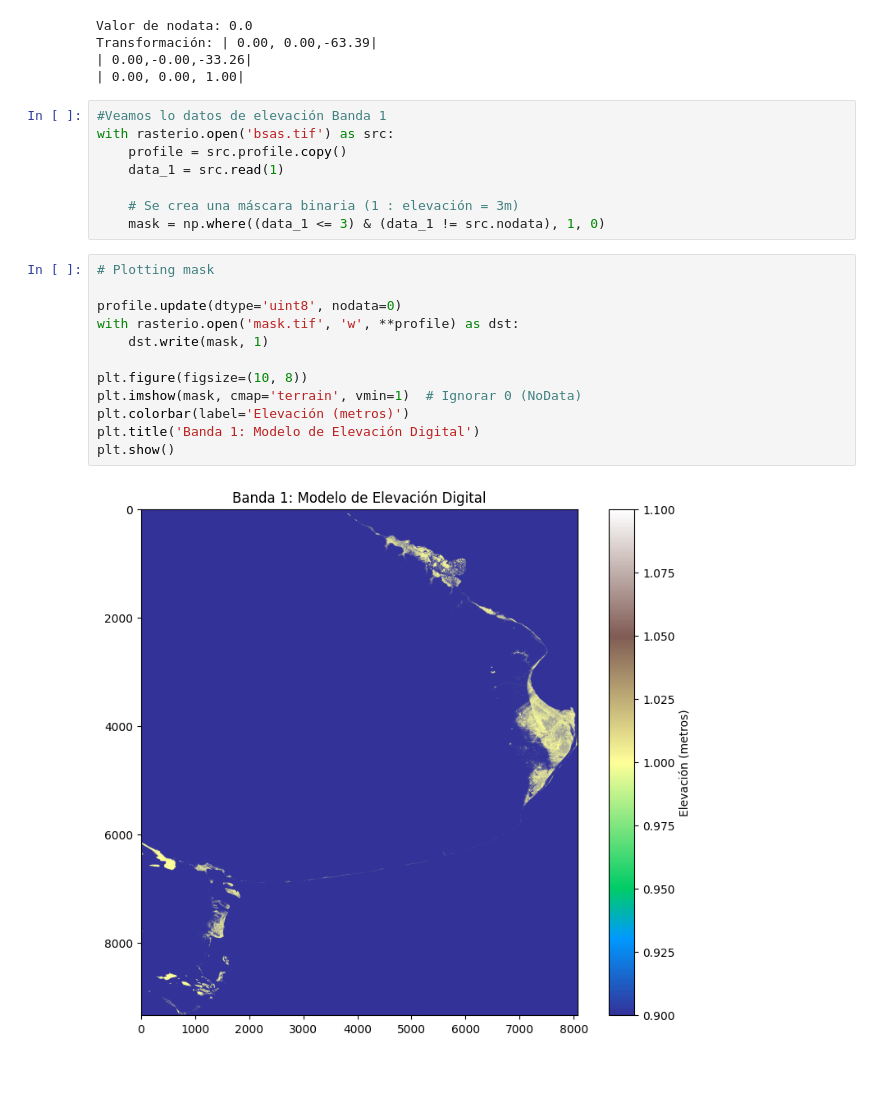
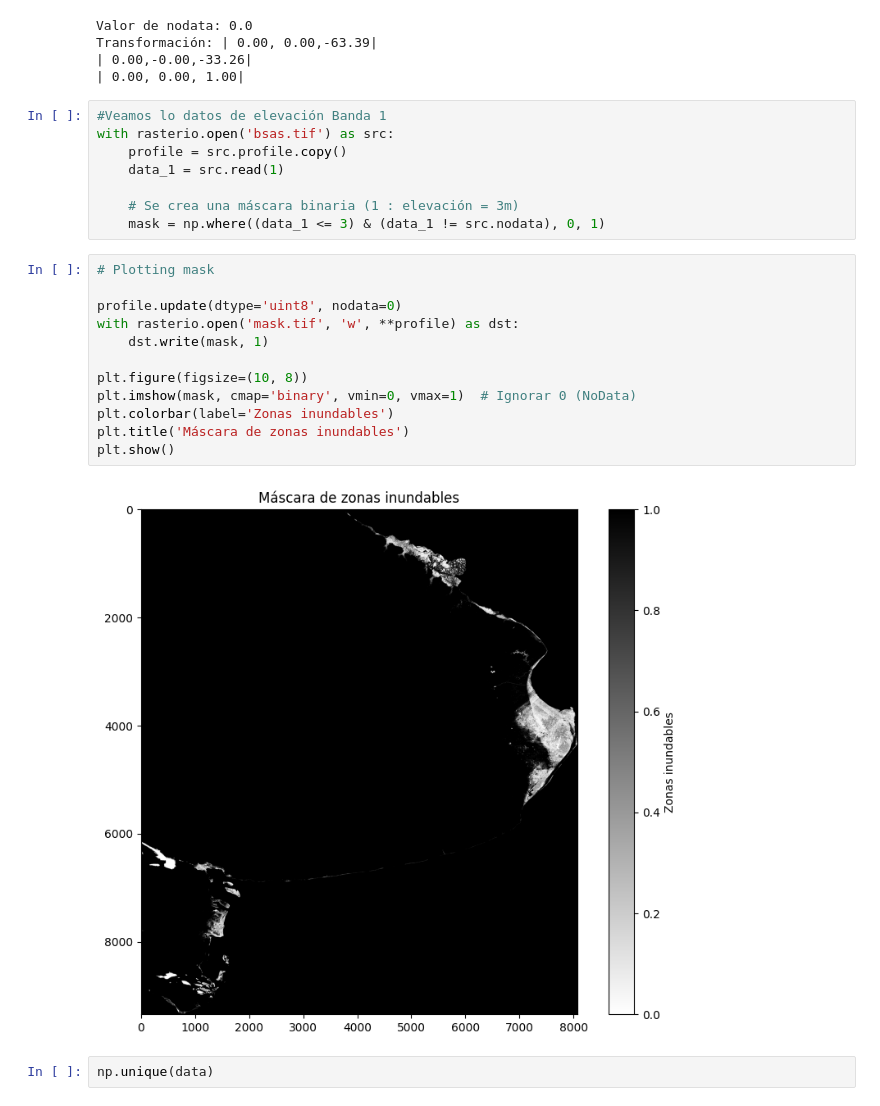
Before and after one commit to andreasoledadguerra/bs_as_flood, a Jupyter notebook: flood_notebook.ipynb, the cells around one changed output. Drawn from its saved outputs; the diff is of its cells as text; blank space fills up the shorter version.

Commit message:
refactor : cmap in plt.imshow() is changed from 'terrain' to 'binary' . label in plt.colorbar() is changed to 'Zonas inundables'.  plt.title() is changed to 'Màscara de zonas inundables'.

```diff
--- a/flood_notebook.ipynb
+++ b/flood_notebook.ipynb
@@ -41,18 +41,20 @@ with rasterio.open('bsas.tif') as src:
     data_1 = src.read(1)
 
     # Se crea una máscara binaria (1 : elevación = 3m)
-    mask = np.where((data_1 <= 3) & (data_1 != src.nodata), 1, 0)
+    mask = np.where((data_1 <= 3) & (data_1 != src.nodata), 0, 1)
 # %%
 # Plotting mask
 
 profile.update(dtype='uint8', nodata=0)
 with rasterio.open('mask.tif', 'w', **profile) as dst:
     dst.write(mask, 1)
 
 plt.figure(figsize=(10, 8))
-plt.imshow(mask, cmap='terrain', vmin=1)  # Ignorar 0 (NoData)
-plt.colorbar(label='Elevación (metros)')
-plt.title('Banda 1: Modelo de Elevación Digital')
+plt.imshow(mask, cmap='binary', vmin=0, vmax=1)  # Ignorar 0 (NoData)
+plt.colorbar(label='Zonas inundables')
+plt.title('Máscara de zonas inundables')
 plt.show()
 # %% [output]
-[figure, old version]
+[figure, new version]
+# %%
+np.unique(data)
```
